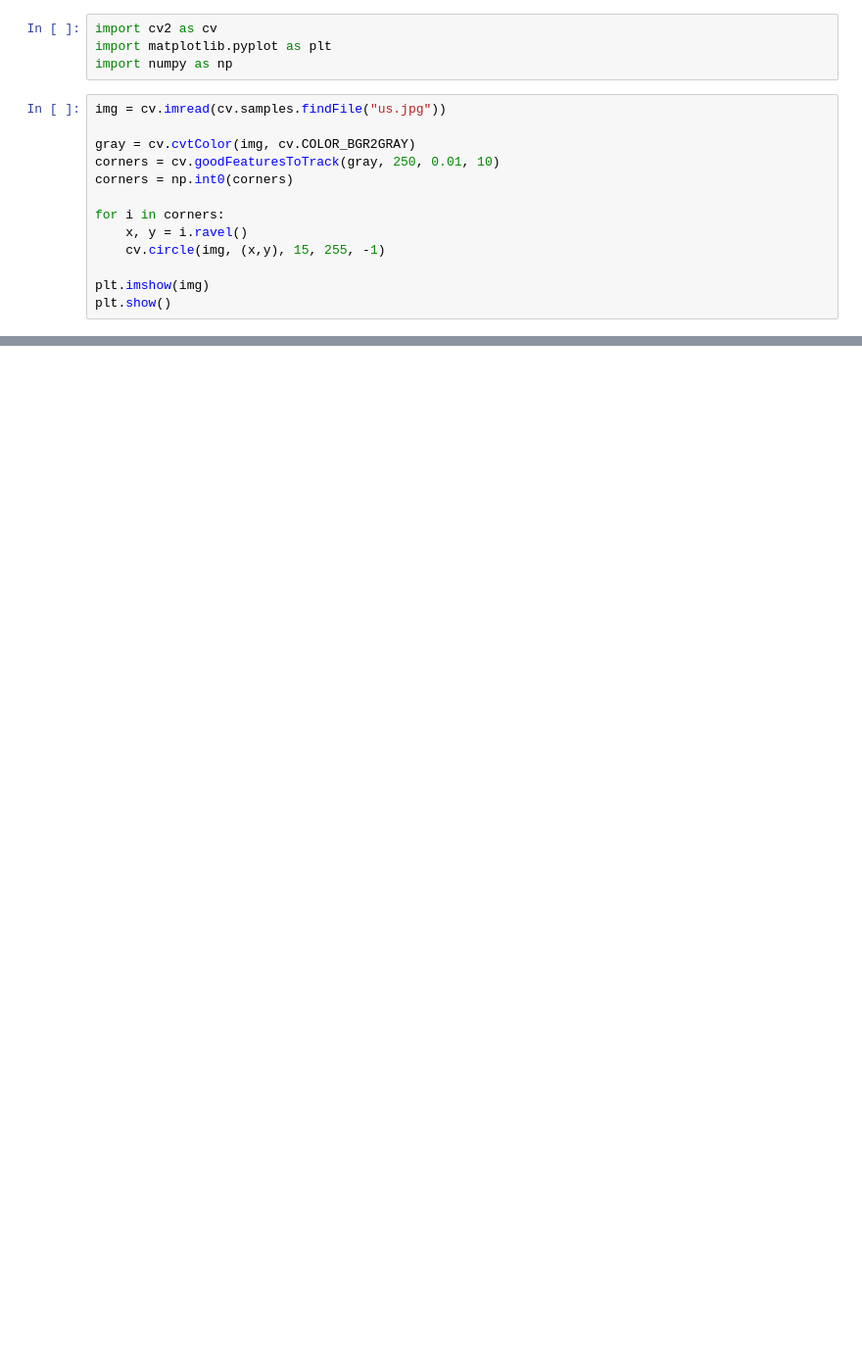
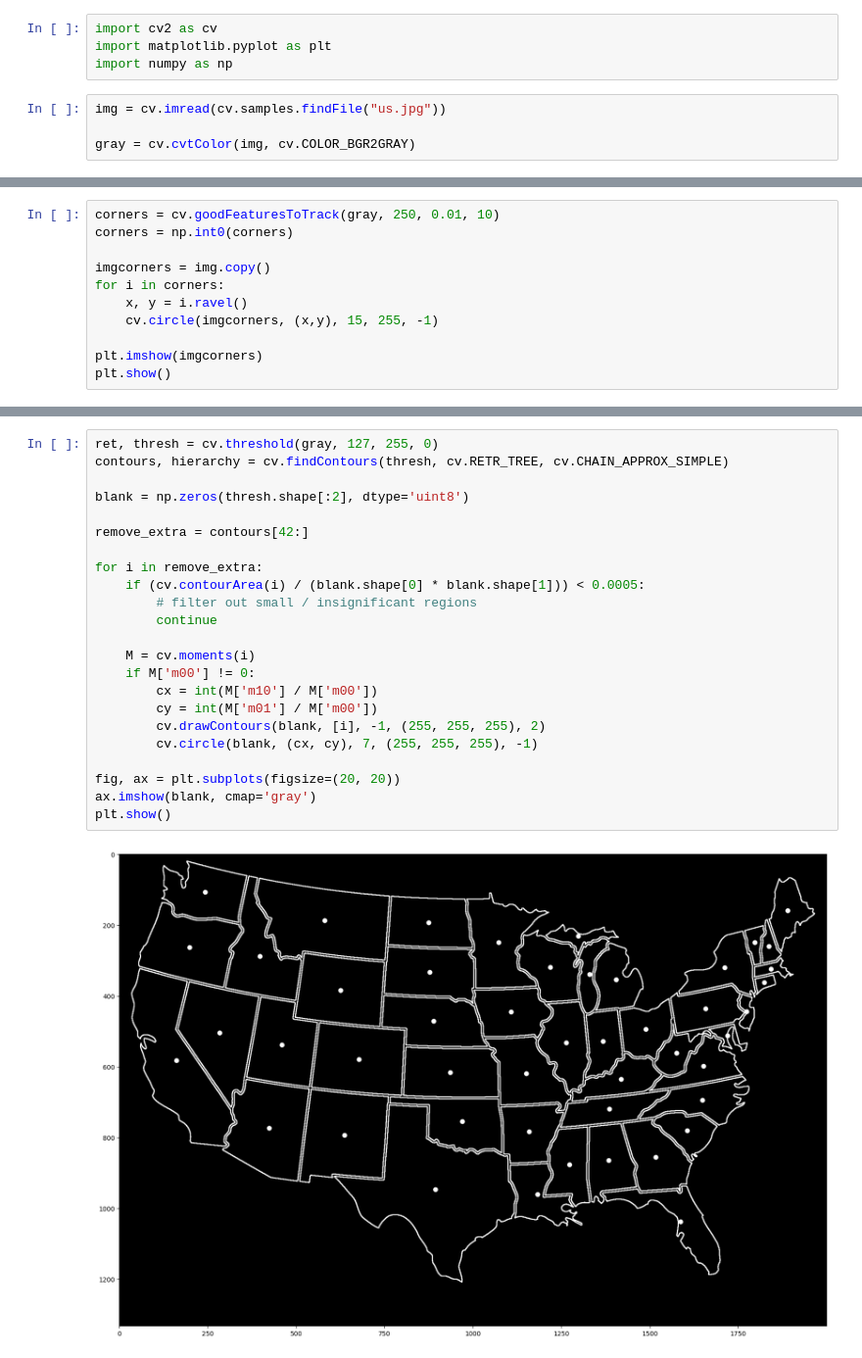
Before and after one commit to andkerr/map-colouring, a Jupyter notebook: f22/Sandbox.ipynb, the cells around one changed output, grey strips where cells are left out. Shown at 98% size. Cells and saved outputs as stored; diff of their text form; blank space fills up the shorter version.

Commit message:
experiment with openCV contour detection

```diff
--- a/f22/Sandbox.ipynb
+++ b/f22/Sandbox.ipynb
@@ -6,12 +6,3 @@ import numpy as np
 img = cv.imread(cv.samples.findFile("us.jpg"))
 
 gray = cv.cvtColor(img, cv.COLOR_BGR2GRAY)
-corners = cv.goodFeaturesToTrack(gray, 250, 0.01, 10)
-corners = np.int0(corners)
-
-for i in corners:
-    x, y = i.ravel()
-    cv.circle(img, (x,y), 15, 255, -1)
-
-plt.imshow(img)
-plt.show()
@@ -23,0 +9,11 @@ img.shape
+# %%
+corners = cv.goodFeaturesToTrack(gray, 250, 0.01, 10)
+corners = np.int0(corners)
+
+imgcorners = img.copy()
+for i in corners:
+    x, y = i.ravel()
+    cv.circle(imgcorners, (x,y), 15, 255, -1)
+
+plt.imshow(imgcorners)
+plt.show()
@@ -23,0 +22,25 @@ img.shape
+# %%
+ret, thresh = cv.threshold(gray, 127, 255, 0)
+contours, hierarchy = cv.findContours(thresh, cv.RETR_TREE, cv.CHAIN_APPROX_SIMPLE)
+
+blank = np.zeros(thresh.shape[:2], dtype='uint8')
+
+remove_extra = contours[42:]
+
+for i in remove_extra:
+    if (cv.contourArea(i) / (blank.shape[0] * blank.shape[1])) < 0.0005:
+        # filter out small / insignificant regions
+        continue
+
+    M = cv.moments(i)
+    if M['m00'] != 0:
+        cx = int(M['m10'] / M['m00'])
+        cy = int(M['m01'] / M['m00'])
+        cv.drawContours(blank, [i], -1, (255, 255, 255), 2)
+        cv.circle(blank, (cx, cy), 7, (255, 255, 255), -1)
+
+fig, ax = plt.subplots(figsize=(20, 20))
+ax.imshow(blank, cmap='gray')
+plt.show()
+# %% [output]
+[figure, added]
```
Also changed, not shown: parts of 4 cells of this notebook.
